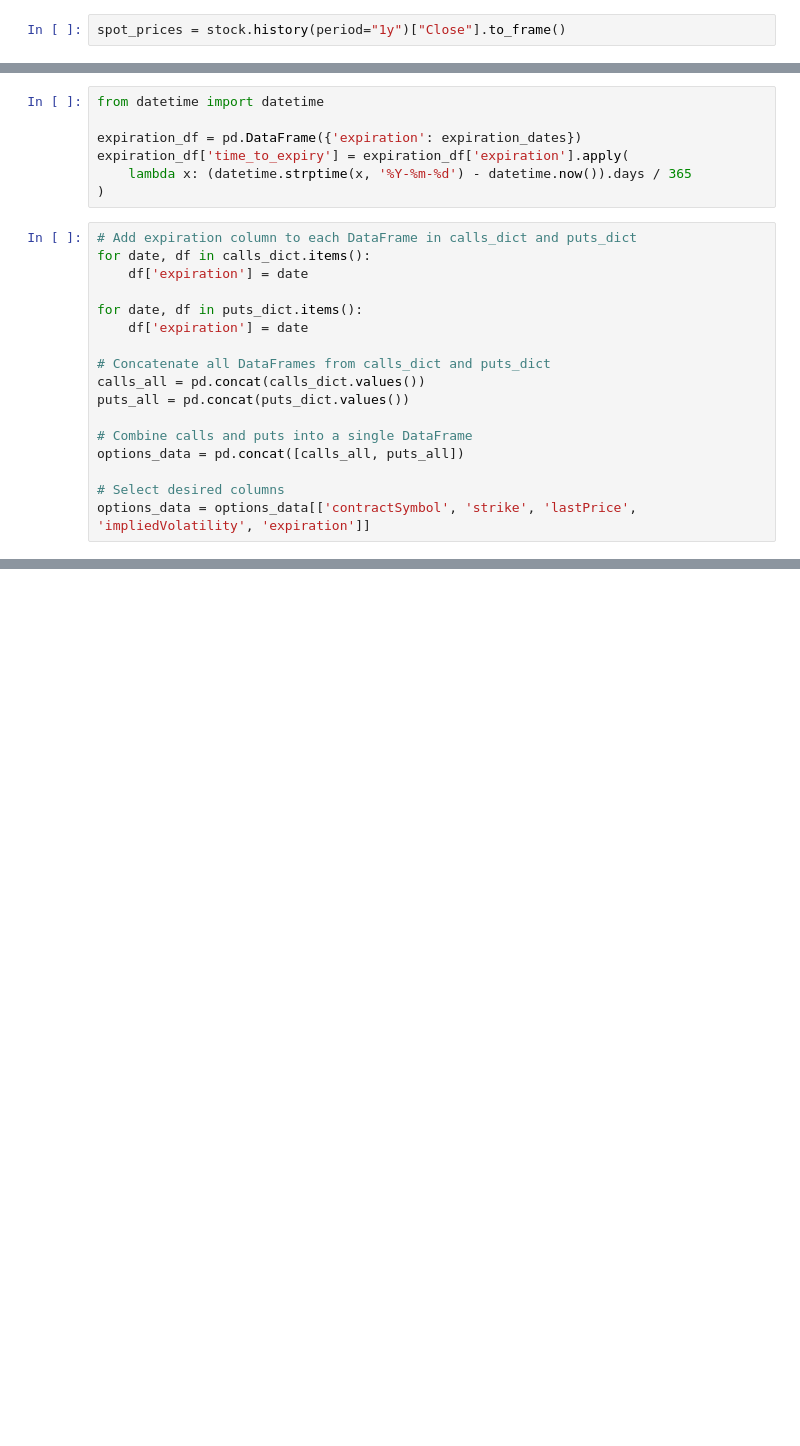
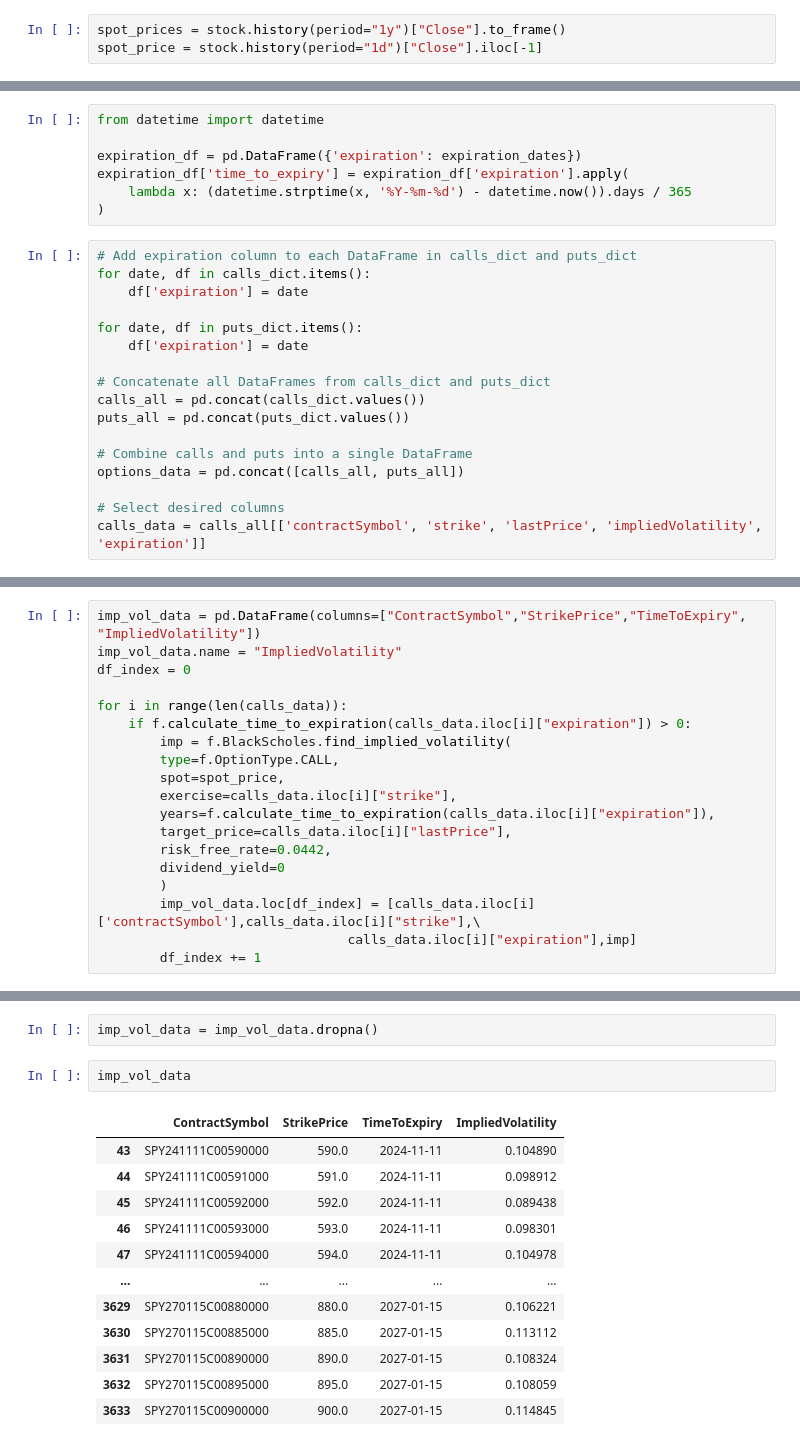
Before and after one commit to JJmingcc/Volatility_Surface, a Jupyter notebook: Main.ipynb, the cells around one changed output, grey strips where cells are left out. Saved outputs shown, nothing was run; the diff lists cells and outputs as text; blank space fills up the shorter version.

```diff
--- a/Main.ipynb
+++ b/Main.ipynb
@@ -6,3 +10,4 @@ stock = yf.Ticker("SPY")
 dividends = stock.dividends
 # %%
 spot_prices = stock.history(period="1y")["Close"].to_frame()
+spot_price = stock.history(period="1d")["Close"].iloc[-1]
@@ -117,5 +46,5 @@ puts_all = pd.concat(puts_dict.values())
 options_data = pd.concat([calls_all, puts_all])
 
 # Select desired columns
-options_data = options_data[['contractSymbol', 'strike', 'lastPrice', 'impliedVolatility', 'expiration']]
+calls_data = calls_all[['contractSymbol', 'strike', 'lastPrice', 'impliedVolatility', 'expiration']]
 # %%
@@ -129,0 +111,19 @@ Name: 0, dtype: object
+# %%
+imp_vol_data = pd.DataFrame(columns=["ContractSymbol","StrikePrice","TimeToExpiry", "ImpliedVolatility"])
+imp_vol_data.name = "ImpliedVolatility"
+df_index = 0
+
+for i in range(len(calls_data)):
+    if f.calculate_time_to_expiration(calls_data.iloc[i]["expiration"]) > 0:
+        imp = f.BlackScholes.find_implied_volatility(
+        type=f.OptionType.CALL,
+        spot=spot_price,
+        exercise=calls_data.iloc[i]["strike"],
+        years=f.calculate_time_to_expiration(calls_data.iloc[i]["expiration"]),
+        target_price=calls_data.iloc[i]["lastPrice"],
+        risk_free_rate=0.0442,
+        dividend_yield=0
+        )
+        imp_vol_data.loc[df_index] = [calls_data.iloc[i]['contractSymbol'],calls_data.iloc[i]["strike"],\
+                                calls_data.iloc[i]["expiration"],imp]
+        df_index += 1
@@ -129,0 +321,17 @@ Name: 0, dtype: object
+# %%
+imp_vol_data = imp_vol_data.dropna()
+# %%
+imp_vol_data
+# %% [output]
+|  | ContractSymbol | StrikePrice | TimeToExpiry | ImpliedVolatility |
+| 43 | SPY241111C00590000 | 590.0 | 2024-11-11 | 0.104890 |
+| 44 | SPY241111C00591000 | 591.0 | 2024-11-11 | 0.098912 |
+| 45 | SPY241111C00592000 | 592.0 | 2024-11-11 | 0.089438 |
+| 46 | SPY241111C00593000 | 593.0 | 2024-11-11 | 0.098301 |
+| 47 | SPY241111C00594000 | 594.0 | 2024-11-11 | 0.104978 |
+| ... | ... | ... | ... | ... |
+| 3629 | SPY270115C00880000 | 880.0 | 2027-01-15 | 0.106221 |
+| 3630 | SPY270115C00885000 | 885.0 | 2027-01-15 | 0.113112 |
+| 3631 | SPY270115C00890000 | 890.0 | 2027-01-15 | 0.108324 |
+| 3632 | SPY270115C00895000 | 895.0 | 2027-01-15 | 0.108059 |
+| 3633 | SPY270115C00900000 | 900.0 | 2027-01-15 | 0.114845 |
```
Also changed, not shown: parts of 17 cells of this notebook.
